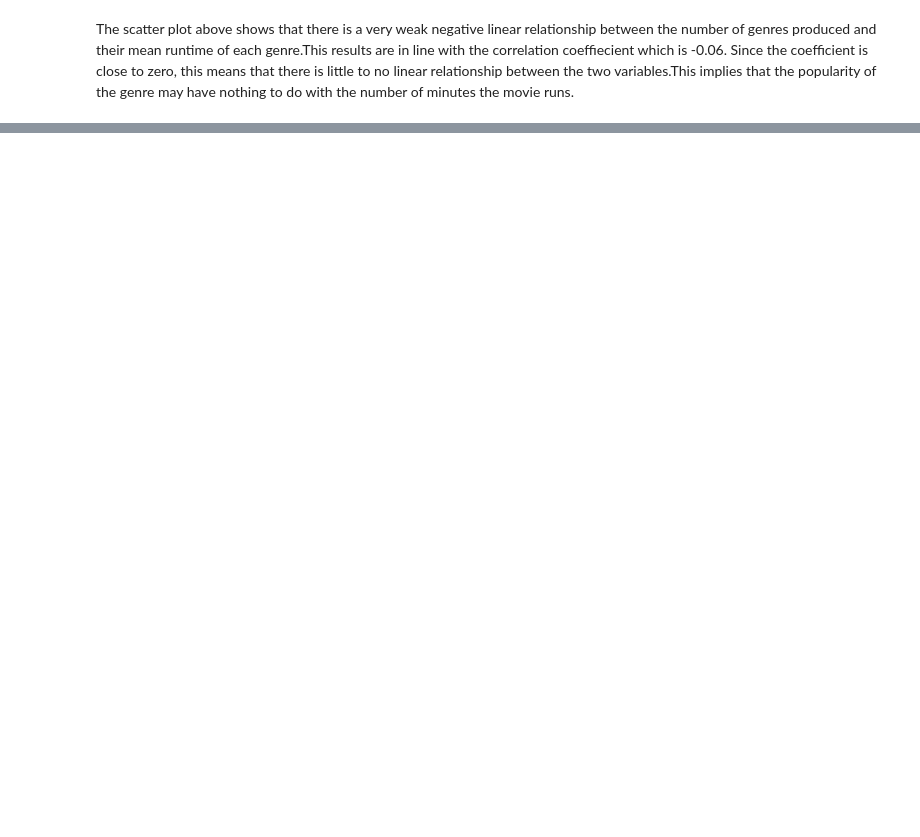
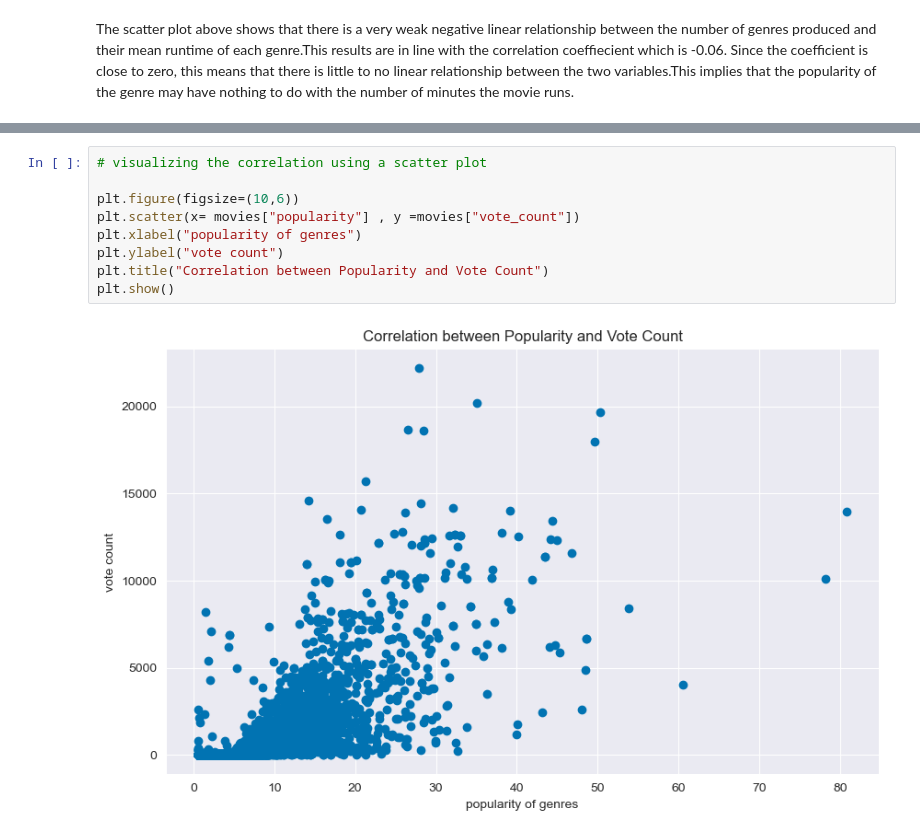
Before and after one commit to KimberlyWairimu/Project-Phase-1, a Jupyter notebook: My_project_1_jupyter_notebook.ipynb, the cells around one changed output, grey strips where cells are left out. Saved outputs shown, nothing was run; the diff lists cells and outputs as text; blank space fills up the shorter version.

```diff
--- a/My_project_1_jupyter_notebook.ipynb
+++ b/My_project_1_jupyter_notebook.ipynb
@@ -420,0 +429,11 @@ The scatter plot above shows that there is a very weak negative linear relations
+# %%
+# visualizing the correlation using a scatter plot
+
+plt.figure(figsize=(10,6))
+plt.scatter(x= movies["popularity"] , y =movies["vote_count"])
+plt.xlabel("popularity of genres")
+plt.ylabel("vote count")
+plt.title("Correlation between Popularity and Vote Count")
+plt.show()
+# %% [output]
+[figure, added]
```
Also changed, not shown: parts of 6 cells of this notebook.
